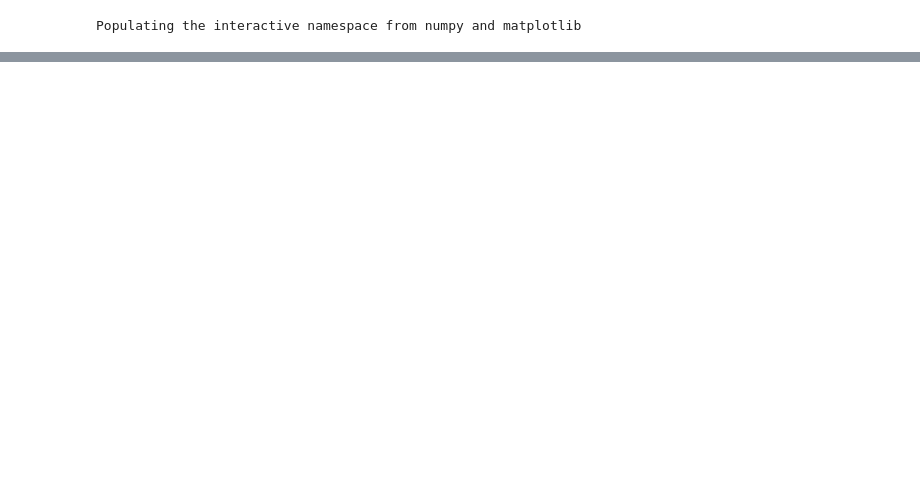
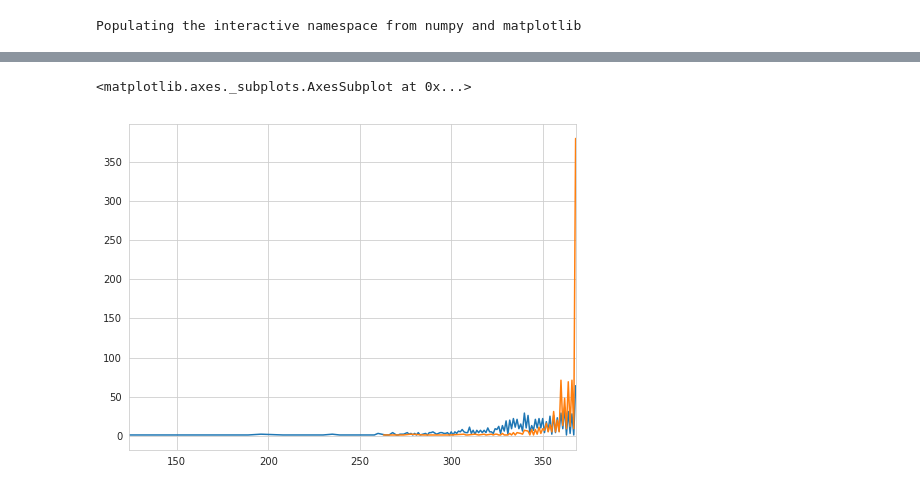
Before and after one commit to imandra-ai/regions-rl, a Jupyter notebook: helicopter3x3/Plotting.ipynb, the cells around one changed output, grey strips where cells are left out. Saved outputs shown, nothing was run; the diff lists cells and outputs as text; code cells hidden in the pictures; blank space fills up the shorter version.

```diff
--- a/helicopter3x3/Plotting.ipynb
+++ b/helicopter3x3/Plotting.ipynb
@@ -48,0 +48,12 @@ Text(0, 0.5, 'Evaluation score (maps solved)')
+# %%
+
+hframe = pd.DataFrame(
+{ "Without regions" : data_nr.set_index(["epsilon","n"])['eval_reach'].sort_index().loc[:0.2]
+, "With regions" : data_r.set_index(["epsilon","n"])['eval_reach'].sort_index().loc[:0.2]
+})
+#pd.cut(hframe, bins=np.arange(250,368))
+hframe["Without regions"].value_counts().sort_index().plot()
+hframe["With regions"].value_counts().sort_index().plot()
+# %% [output]
+<matplotlib.axes._subplots.AxesSubplot at 0x...>
+[figure, added]
```
Also changed, not shown: parts of 6 cells of this notebook, 12 other files.
